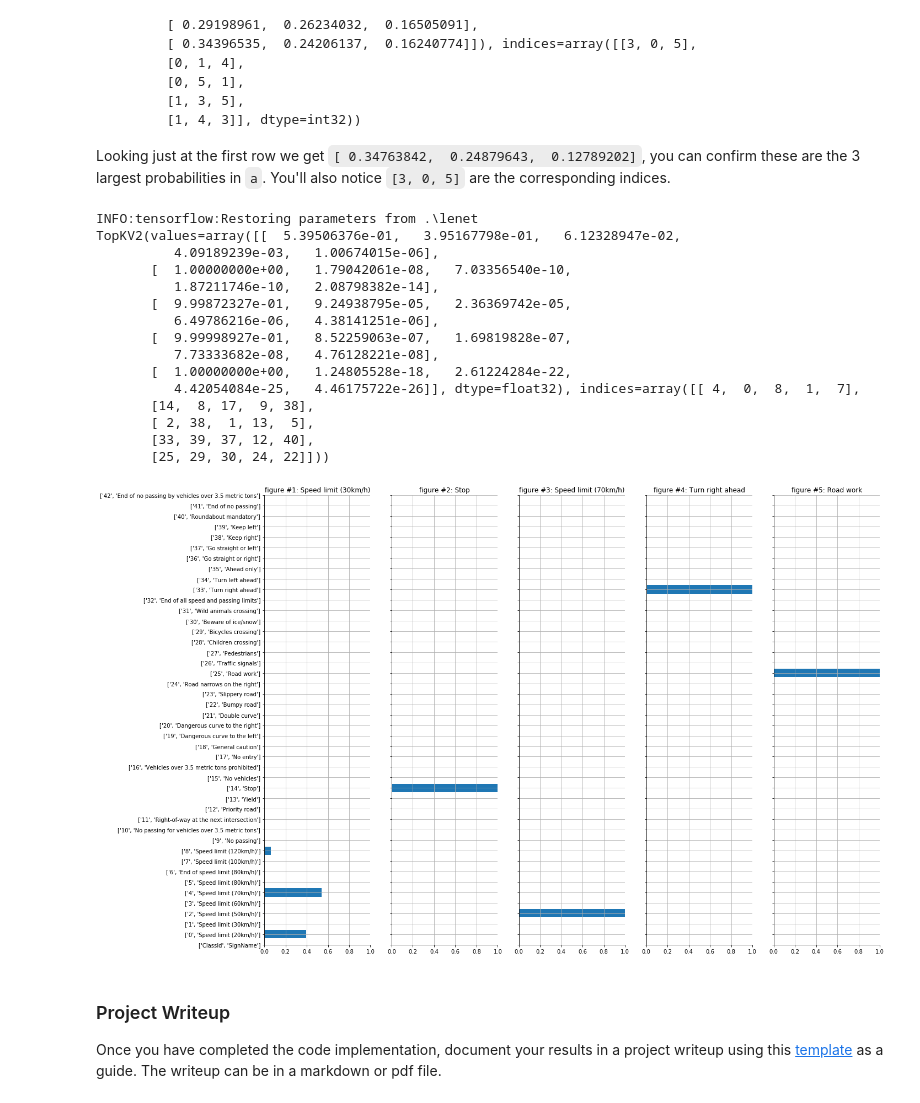
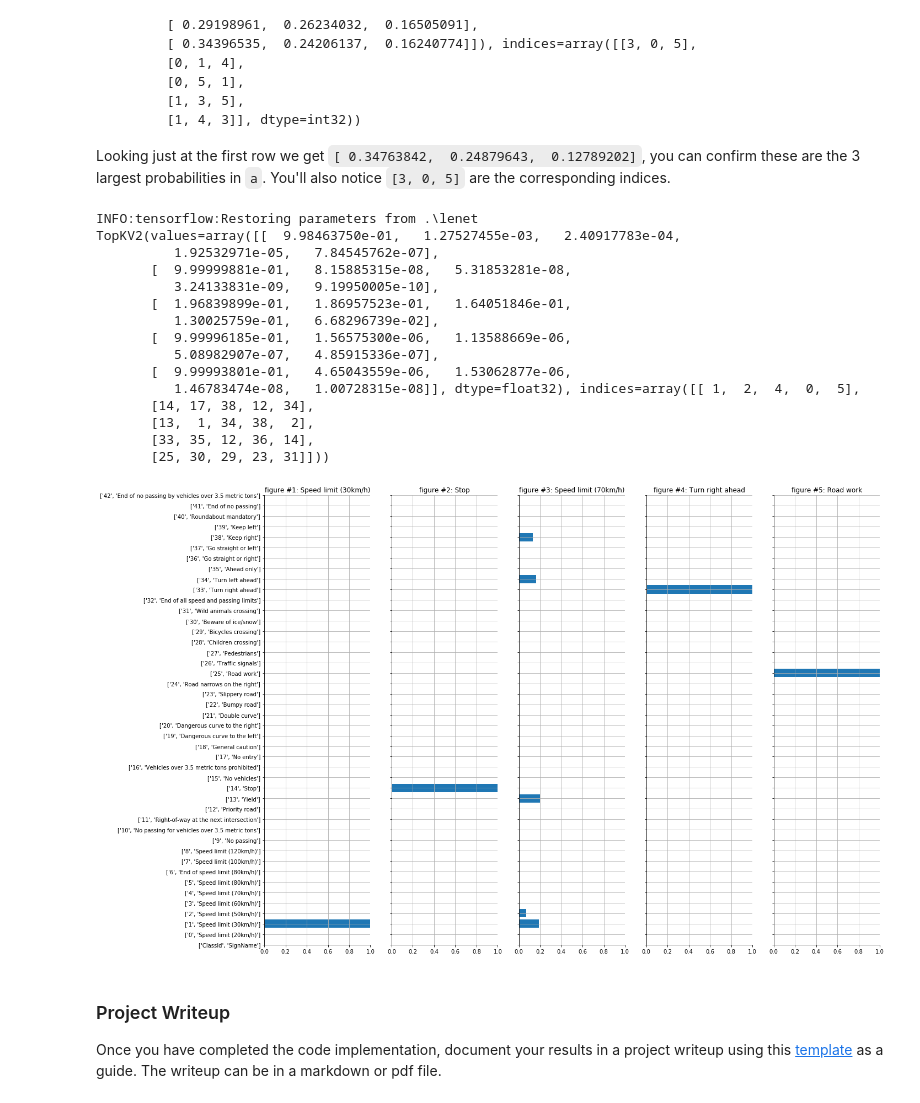
Before and after one commit to nickpoerio/CarND-Traffic-Sign-Classifier-Project, a Jupyter notebook: Traffic_Sign_Classifier.ipynb, the cells around one changed output. Saved outputs shown, nothing was run; the diff lists cells and outputs as text; code cells hidden in the pictures.

```diff
--- a/Traffic_Sign_Classifier.ipynb
+++ b/Traffic_Sign_Classifier.ipynb
@@ -366,7 +365,7 @@ X_test_n = np.expand_dims(X_test_n,axis=3)
 import tensorflow as tf
 from tensorflow.contrib.layers import flatten
 
-def LeNet(x,keep_prob):
+def LeNet(x,kp_conv,kp_fc):
     # Arguments used for tf.truncated_normal, randomly defines variables for the weights and biases for each layer
     mu = 0
     sigma = 0.1
@@ -378,6 +377,7 @@ def LeNet(x,keep_prob):
 
     # TODO: Activation.
     conv1=tf.nn.relu(conv1)
+    conv1 = tf.nn.dropout(conv1, kp_conv, seed=1)
 
     # TODO: Pooling. Input = 28x28x6. Output = 14x14x6.
     conv1=tf.nn.max_pool(conv1,ksize=[1,2,2,1],strides=[1,2,2,1],padding='VALID')
@@ -389,21 +389,22 @@ def LeNet(x,keep_prob):
 
     # TODO: Activation.
     conv2=tf.nn.relu(conv2)
+    conv2 = tf.nn.dropout(conv2, kp_conv, seed=1)
 
     # TODO: Pooling. Input = 10x10x16. Output = 5x5x16.
     conv2=tf.nn.max_pool(conv2,ksize=[1,2,2,1],strides=[1,2,2,1],padding='VALID')
 
     # TODO: Flatten. Input = 5x5x16. Output = 400.
-    conv2=flatten(conv2)
+    conv2_flat=flatten(conv2)
 
     # TODO: Layer 3: Fully Connected. Input = 400. Output = 120.
     fc1_W=tf.Variable(tf.truncated_normal((400,120),mean=mu,stddev=sigma),name='W_fc1')
     fc1_b=tf.Variable(tf.zeros(120),name='b_fc1')
-    fc1=tf.add(tf.matmul(conv2,fc1_W),fc1_b)
+    fc1=tf.add(tf.matmul(conv2_flat,fc1_W),fc1_b)
 
     # TODO: Activation.
     fc1=tf.nn.relu(fc1)
-    fc1 = tf.nn.dropout(fc1, keep_prob, seed=1)
+    fc1 = tf.nn.dropout(fc1, kp_fc, seed=1)
 
     # TODO: Layer 4: Fully Connected. Input = 120. Output = 84.
     fc2_W=tf.Variable(tf.truncated_normal((120,84),mean=mu,stddev=sigma),name='W_fc2')
@@ -412,7 +413,7 @@ def LeNet(x,keep_prob):
 
     # TODO: Activation.
     fc2=tf.nn.relu(fc2)
-    fc2 = tf.nn.dropout(fc2, keep_prob, seed=2)
+    fc2 = tf.nn.dropout(fc2, kp_fc, seed=2)
 
     # TODO: Layer 5: Fully Connected. Input = 84. Output = n_classes.
     fc3_W=tf.Variable(tf.truncated_normal((84,n_classes),mean=mu,stddev=sigma),name='W_fc3')
@@ -439,11 +440,12 @@ BATCH_SIZE = 128
 x = tf.placeholder(tf.float32, (None, 32, 32, 1))
 y = tf.placeholder(tf.int32, (None))
 one_hot_y = tf.one_hot(y, n_classes)
-keep_prob = tf.placeholder(tf.float32, (None))
+kp_conv = tf.placeholder(tf.float32, (None))
+kp_fc = tf.placeholder(tf.float32, (None))
 
 #training pipeline
 rate = 0.001
-logits,conv1,conv2,fc1,fc2 = LeNet(x,keep_prob)
+logits,conv1,conv2,fc1,fc2 = LeNet(x,kp_conv,kp_fc)
 cross_entropy = tf.nn.softmax_cross_entropy_with_logits_v2(labels=one_hot_y, logits=logits)
 loss_operation = tf.reduce_mean(cross_entropy)
 optimizer = tf.train.AdamOptimizer(learning_rate = rate)
@@ -460,7 +462,7 @@ def evaluate(X_data, y_data):
     sess = tf.get_default_session()
     for offset in range(0, num_examples, BATCH_SIZE):
         batch_x, batch_y = X_data[offset:offset+BATCH_SIZE], y_data[offset:offset+BATCH_SIZE]
-        accuracy = sess.run(accuracy_operation, feed_dict={x: batch_x, y: batch_y, keep_prob: 1.})
+        accuracy = sess.run(accuracy_operation, feed_dict={x: batch_x, y: batch_y, kp_conv: 1., kp_fc: 1.})
         total_accuracy += (accuracy * len(batch_x))
     return total_accuracy / num_examples
 
@@ -477,7 +479,7 @@ with tf.Session() as sess:
         for offset in range(0, num_examples, BATCH_SIZE):
             end = offset + BATCH_SIZE
             batch_x, batch_y = X_train_aug[offset:end], y_train_aug[offset:end]
-            sess.run(training_operation, feed_dict={x: batch_x, y: batch_y, keep_prob: 0.67})
+            sess.run(training_operation, feed_dict={x: batch_x, y: batch_y, kp_conv: 0.8, kp_fc: 0.5})
 
         training_accuracy = evaluate(X_train_aug, y_train_aug)
         validation_accuracy = evaluate(X_valid_n, y_valid)
@@ -487,7 +489,7 @@ with tf.Session() as sess:
         print()
     test_accuracy = evaluate(X_test_n, y_test)
     print("Test Accuracy = {:.3f}".format(test_accuracy))
-    test_prediction = sess.run(tf.argmax(logits, 1), feed_dict={x: X_test_n, y: y_test, keep_prob: 1.})
+    test_prediction = sess.run(tf.argmax(logits, 1), feed_dict={x: X_test_n, y: y_test, kp_conv: 1., kp_fc: 1.})
     for i in range(n_classes):
 
         print("Test Precision for class #{} {}= {:.3f}".format(i,labels[i+1][1],precision_score(y_test==i,test_prediction==i)))
@@ -554,7 +556,7 @@ prediction_operation = tf.argmax(logits, 1)
 
 with tf.Session() as sess:
     saver.restore(sess, tf.train.latest_checkpoint('.'))
-    prediction = sess.run(prediction_operation,feed_dict={x: newfig1, keep_prob: 1.})
+    prediction = sess.run(prediction_operation,feed_dict={x: newfig1, kp_conv: 1., kp_fc: 1.})
     for i in prediction:
         print(labels[i+1])
 # %% [output]
@@ -572,7 +574,7 @@ INFO:tensorflow:Restoring parameters from .\lenet
 y_true = [1, 14, 4, 33, 25]
 with tf.Session() as sess:
     saver.restore(sess, tf.train.latest_checkpoint('.'))
-    accuracy = sess.run(accuracy_operation,feed_dict={x: newfig1,y: y_true, keep_prob: 1.})
+    accuracy = sess.run(accuracy_operation,feed_dict={x: newfig1,y: y_true, kp_conv: 1., kp_fc: 1.})
     print(accuracy)
 # %% [output]
 INFO:tensorflow:Restoring parameters from .\lenet
@@ -620,40 +622,40 @@ Looking just at the first row we get `[ 0.34763842,  0.24879643,  0.12789202]`,
 # %%
 ### Print out the top five softmax probabilities for the predictions on the German traffic sign images found on the web.
 ### Feel free to use as many code cells as needed.
 with tf.Session() as sess:
     saver.restore(sess, tf.train.latest_checkpoint('.'))
-    topk=sess.run(tf.nn.top_k(tf.nn.softmax(logits),k=5),feed_dict={x: newfig1, keep_prob: 1.})
+    topk=sess.run(tf.nn.top_k(tf.nn.softmax(logits),k=5),feed_dict={x: newfig1, kp_conv: 1., kp_fc: 1.})
     print(topk)
     plt.figure(figsize=(20,15))
     for i in range(5):
         plt.subplot(1,5,i+1)
         plt.gca().spines['top'].set_visible(False)
         plt.gca().spines['right'].set_visible(False)
         plt.title('figure #{}: {}'.format(i+1,labels[y_true[i]+1][1]))
         plt.barh(topk[1][i]+1,topk[0][i])
         plt.grid(True)
         plt.axis([0, 1, 0, 43])
         if i==0:
             plt.yticks(np.arange(44), labels)
         else:
             plt.yticks(np.arange(44),[' ' for x in range(44)])
 # %% [output]
 INFO:tensorflow:Restoring parameters from .\lenet
-TopKV2(values=array([[  5.39506376e-01,   3.95167798e-01,   6.12328947e-02,
-          4.09189239e-03,   1.00674015e-06],
-       [  1.00000000e+00,   1.79042061e-08,   7.03356540e-10,
-          1.87211746e-10,   2.08798382e-14],
-       [  9.99872327e-01,   9.24938795e-05,   2.36369742e-05,
-          6.49786216e-06,   4.38141251e-06],
-       [  9.99998927e-01,   8.52259063e-07,   1.69819828e-07,
-          7.73333682e-08,   4.76128221e-08],
-       [  1.00000000e+00,   1.24805528e-18,   2.61224284e-22,
-          4.42054084e-25,   4.46175722e-26]], dtype=float32), indices=array([[ 4,  0,  8,  1,  7],
-       [14,  8, 17,  9, 38],
-       [ 2, 38,  1, 13,  5],
-       [33, 39, 37, 12, 40],
-       [25, 29, 30, 24, 22]]))
+TopKV2(values=array([[  9.98463750e-01,   1.27527455e-03,   2.40917783e-04,
+          1.92532971e-05,   7.84545762e-07],
+       [  9.99999881e-01,   8.15885315e-08,   5.31853281e-08,
+          3.24133831e-09,   9.19950005e-10],
+       [  1.96839899e-01,   1.86957523e-01,   1.64051846e-01,
+          1.30025759e-01,   6.68296739e-02],
+       [  9.99996185e-01,   1.56575300e-06,   1.13588669e-06,
+          5.08982907e-07,   4.85915336e-07],
+       [  9.99993801e-01,   4.65043559e-06,   1.53062877e-06,
+          1.46783474e-08,   1.00728315e-08]], dtype=float32), indices=array([[ 1,  2,  4,  0,  5],
+       [14, 17, 38, 12, 34],
+       [13,  1, 34, 38,  2],
+       [33, 35, 12, 36, 14],
+       [25, 30, 29, 23, 31]]))
-[figure, old version]
+[figure, new version]
 # %% [markdown]
 ### Project Writeup
 
```
Also changed, not shown: parts of 8 cells of this notebook, 7 other files.
